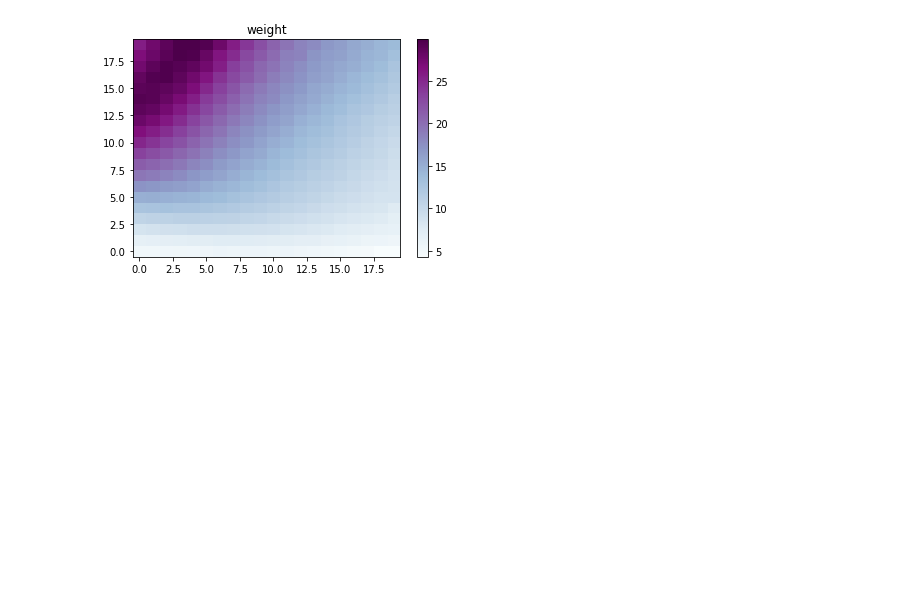
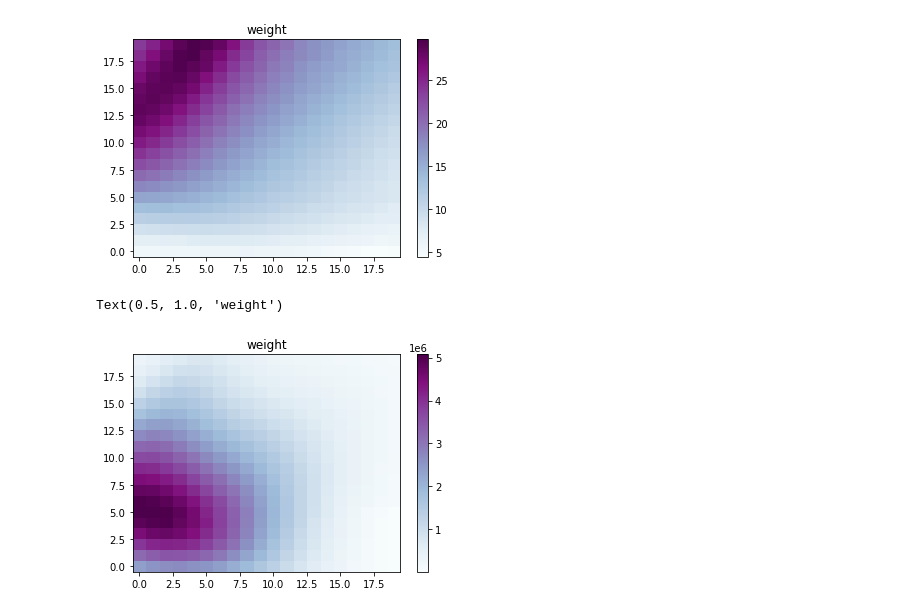
Before and after one commit to delve-survey/shearcat, a Jupyter notebook: shear_catalog/response_s2n_size/PlotResponseWeight.ipynb, the cells around one changed output. Saved outputs shown, nothing was run; the diff lists cells and outputs as text; code cells hidden in the pictures; blank space fills up the shorter version.

```diff
--- a/shear_catalog/response_s2n_size/PlotResponseWeight.ipynb
+++ b/shear_catalog/response_s2n_size/PlotResponseWeight.ipynb
@@ -86,3 +132,14 @@ mplot.title('weight')
 # %% [output]
 Text(0.5, 1.0, 'weight')
 [figure]
+# %%
+R_gamma = (R11+R22)/2
+sigma_e_all = (sigma_e2).copy()
+
+mplot.imshow((1./(sigma_e_all*R_gamma**(-2))).T, cmap='BuPu', origin='lower', aspect='auto')
+mplot.colorbar()
+mplot.title('weight')
+# mplot.clim(0,100)
+# %% [output]
+Text(0.5, 1.0, 'weight')
+[figure, added]
```
Also changed, not shown: parts of 3 cells of this notebook, 8 other files.
